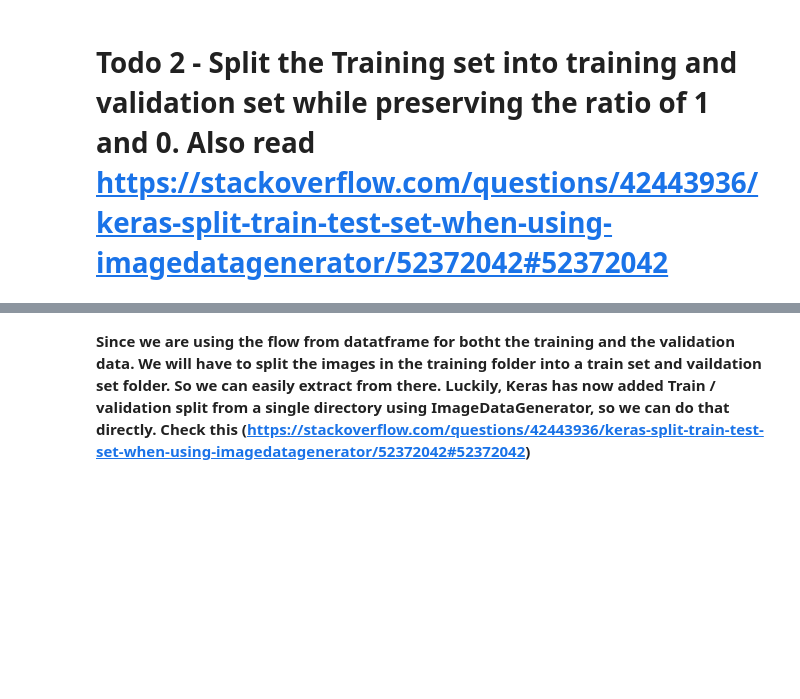
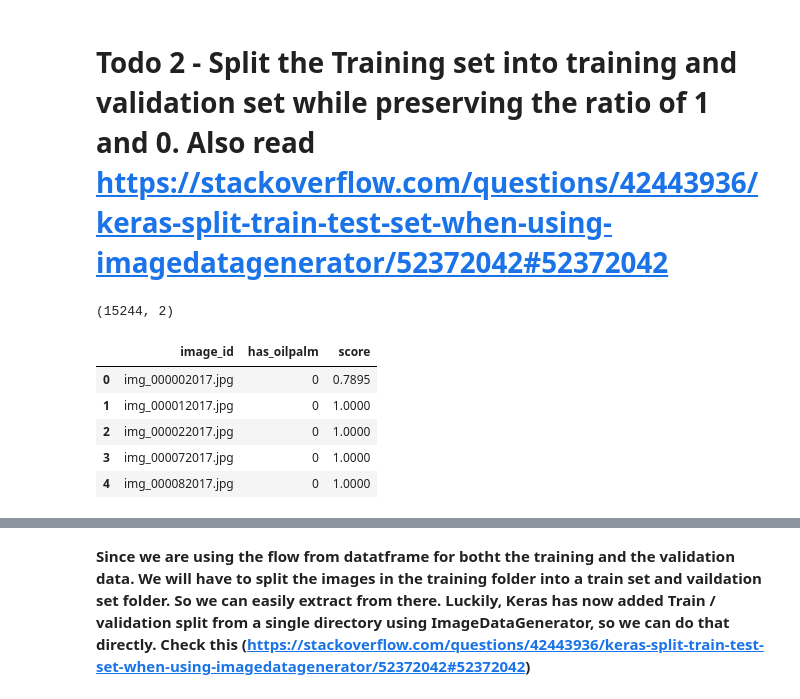
Before and after one commit to amysudarat/KaggleProject, a Jupyter notebook: WIDS-Intro and background.ipynb, the cells around one changed output, grey strips where cells are left out. Cells and saved outputs as stored; diff of their text form; code cells hidden in the pictures; blank space fills up the shorter version.

```diff
--- a/WIDS-Intro and background.ipynb
+++ b/WIDS-Intro and background.ipynb
@@ -308,11 +308,22 @@ img_holdout_train_path = os.path.abspath(r'C:\Users\mikel\OneDrive\WIDS-2019\wid
 # %%
 from sklearn.model_selection import train_test_split
 
-features = [x for x in data if x!= 'has_oilpalm']
+features = [x for x in data.columns if x!= 'has_oilpalm']
 X = data[features]
 y = data['has_oilpalm']
 
 
-X_train, X_val, y_train, y_val = train_test_split(X, y,
-                                                stratify=y,
-                                                test_size=0.30)
+X_train, X_val, y_train, y_val = train_test_split(X, y, stratify = y,
+                                                    test_size=0.25)
+print(X.shape)
+# %% [output]
+(15244, 2)
+# %%
+data.head()
+# %% [output]
+|  | image_id | has_oilpalm | score |
+| 0 | img_000002017.jpg | 0 | 0.7895 |
+| 1 | img_000012017.jpg | 0 | 1.0000 |
+| 2 | img_000022017.jpg | 0 | 1.0000 |
+| 3 | img_000072017.jpg | 0 | 1.0000 |
+| 4 | img_000082017.jpg | 0 | 1.0000 |
```
Also changed, not shown: parts of 40 cells of this notebook.
